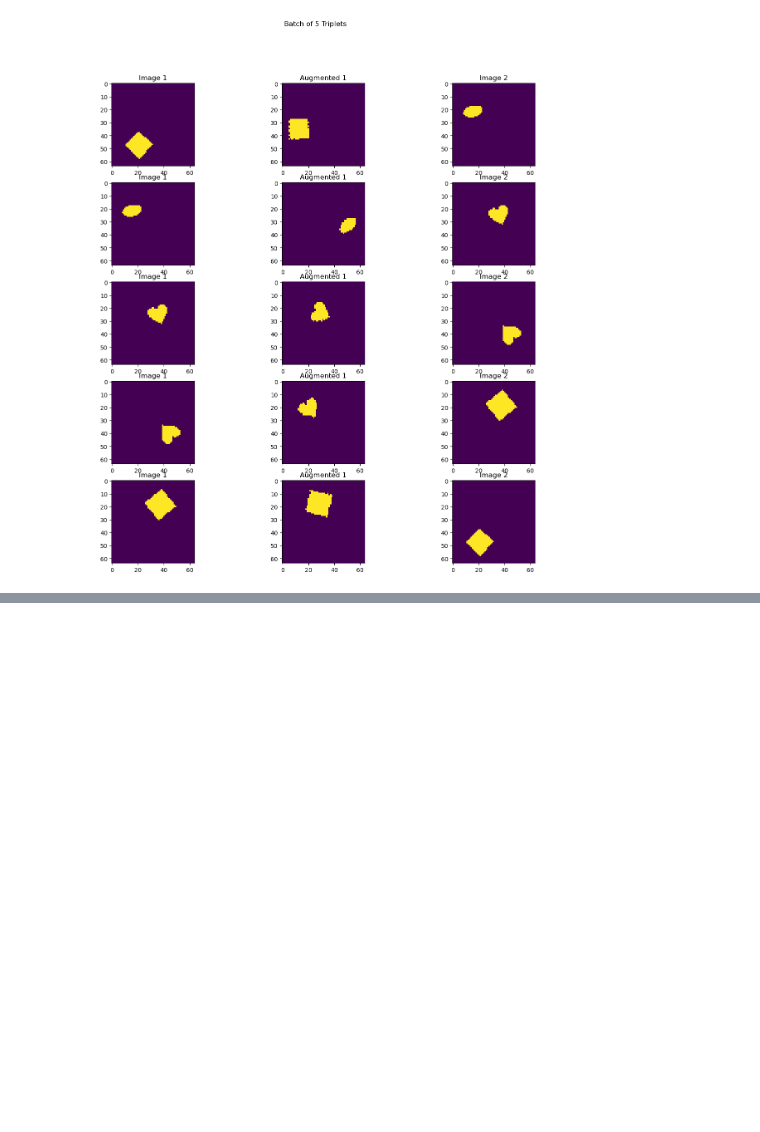
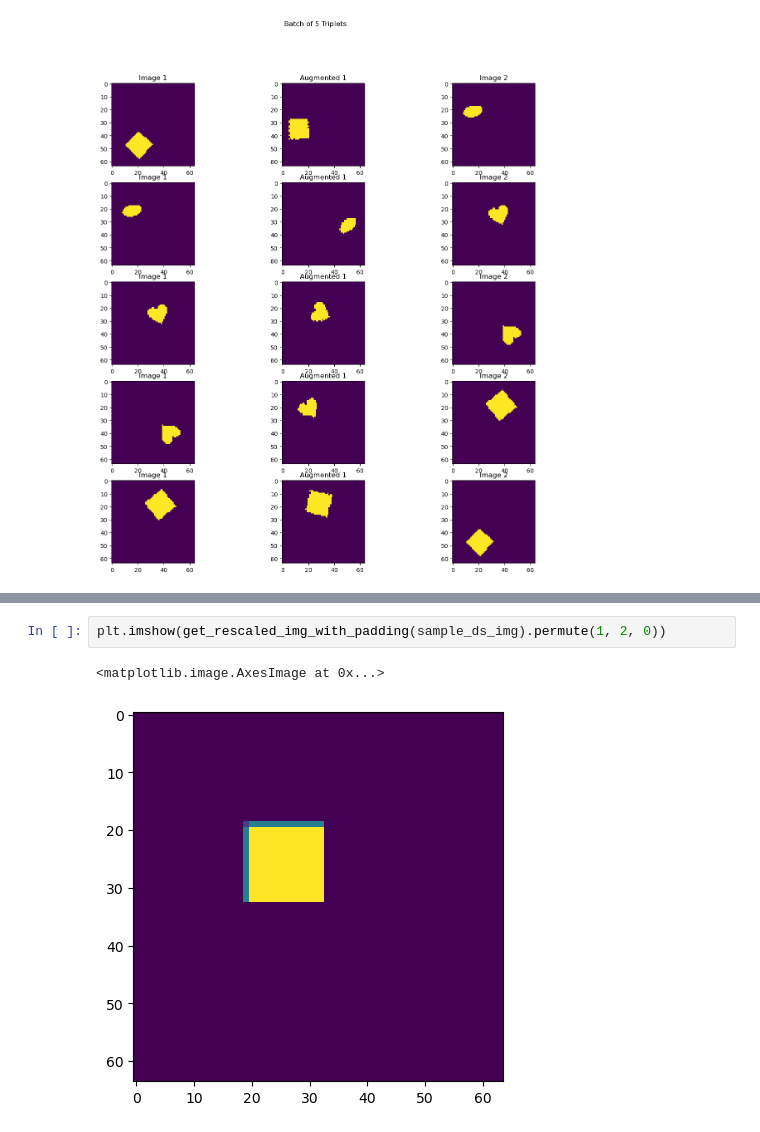
Before and after one commit to joegenius98/Undergrad_Honors_Thesis, a Jupyter notebook: Disentangling/triplet_dataloader_exs.ipynb, the cells around one changed output, grey strips where cells are left out. Saved outputs shown, nothing was run; the diff lists cells and outputs as text; blank space fills up the shorter version.

```diff
--- a/Disentangling/triplet_dataloader_exs.ipynb
+++ b/Disentangling/triplet_dataloader_exs.ipynb
@@ -337,0 +381,5 @@ plt.imshow(sample_ds_img.permute(1, 2, 0))
+# %%
+plt.imshow(get_rescaled_img_with_padding(sample_ds_img).permute(1, 2, 0))
+# %% [output]
+<matplotlib.image.AxesImage at 0x...>
+[figure, added]
```
Also changed, not shown: parts of 7 cells of this notebook.
